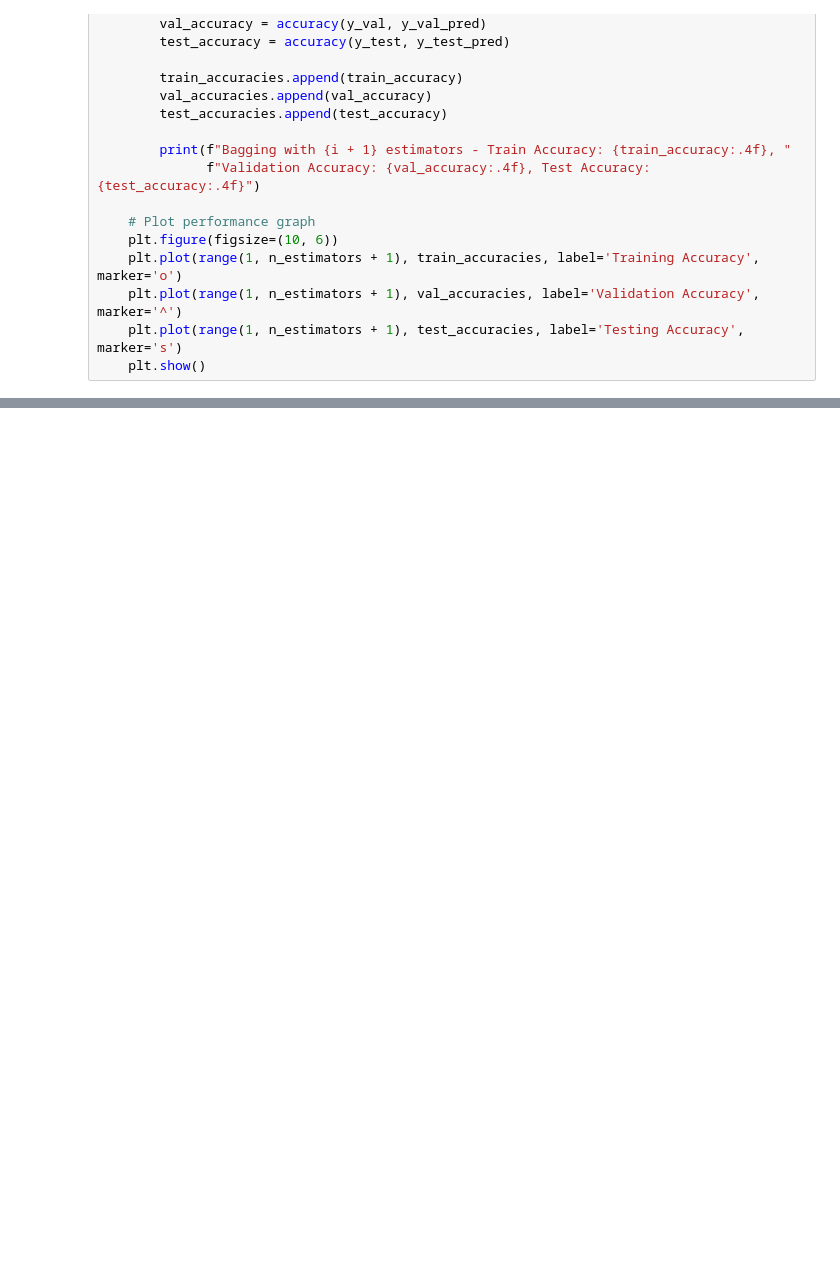
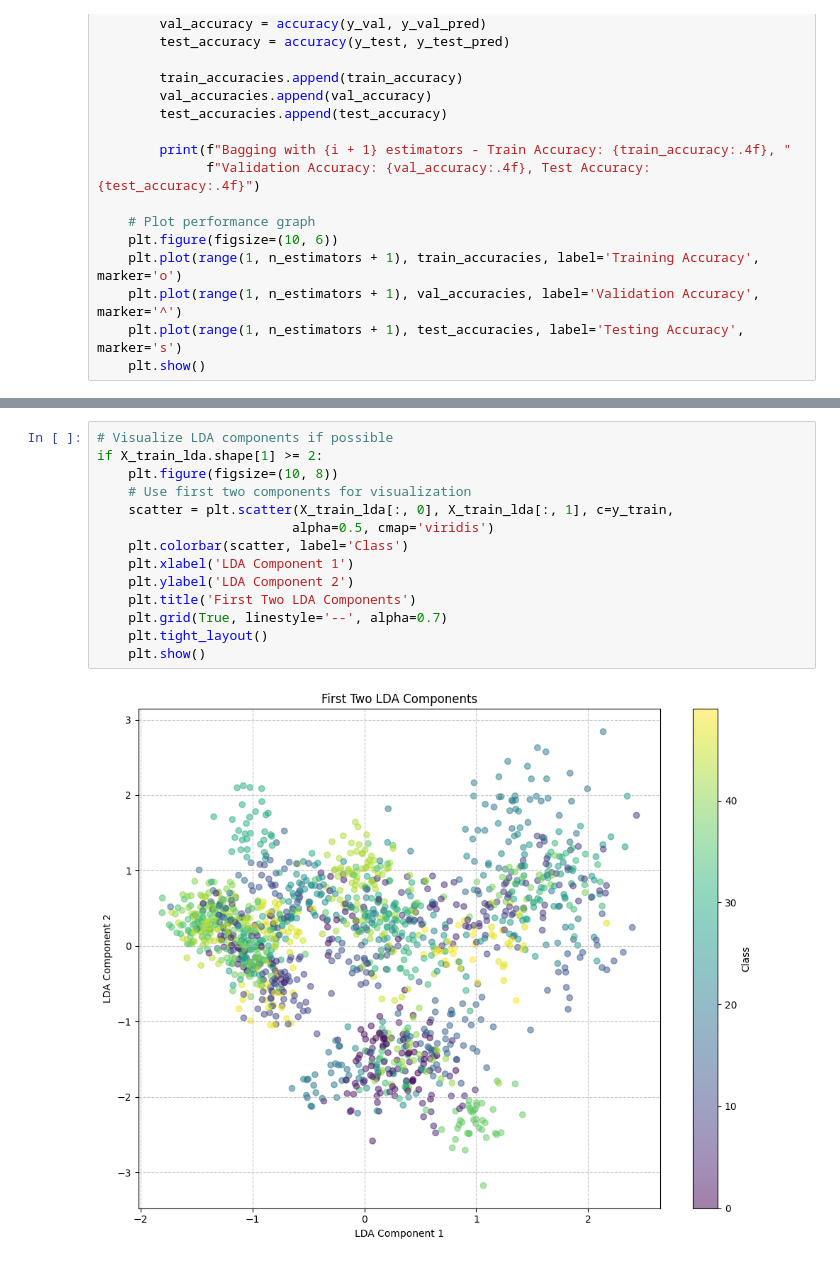
Before and after one commit to RepoRogue123/Linguistix, a Jupyter notebook: Decision_Tree/Decision_tree.ipynb, the cells around one changed output, grey strips where cells are left out. Cells and saved outputs as stored; diff of their text form; blank space fills up the shorter version.

```diff
--- a/Decision_Tree/Decision_tree.ipynb
+++ b/Decision_Tree/Decision_tree.ipynb
@@ -708,0 +576,16 @@ Visualizations displayed inline.
+# %%
+# Visualize LDA components if possible
+if X_train_lda.shape[1] >= 2:
+    plt.figure(figsize=(10, 8))
+    # Use first two components for visualization
+    scatter = plt.scatter(X_train_lda[:, 0], X_train_lda[:, 1], c=y_train,
+                         alpha=0.5, cmap='viridis')
+    plt.colorbar(scatter, label='Class')
+    plt.xlabel('LDA Component 1')
+    plt.ylabel('LDA Component 2')
+    plt.title('First Two LDA Components')
+    plt.grid(True, linestyle='--', alpha=0.7)
+    plt.tight_layout()
+    plt.show()
+# %% [output]
+[figure, added]
```
Also changed, not shown: parts of 21 cells of this notebook.
